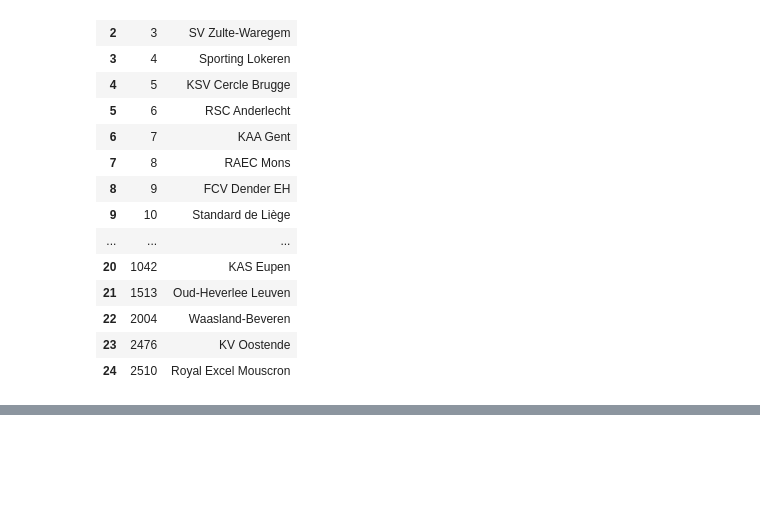
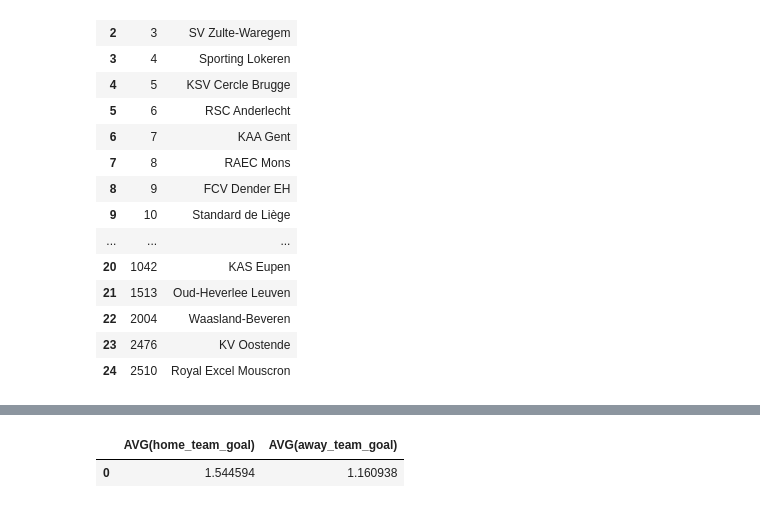
Before and after one commit to jholiner/Talento_Tech, a Jupyter notebook: Laboratorio_2.ipynb, the cells around one changed output, grey strips where cells are left out. Saved outputs shown, nothing was run; the diff lists cells and outputs as text; code cells hidden in the pictures; blank space fills up the shorter version.

```diff
--- a/Laboratorio_2.ipynb
+++ b/Laboratorio_2.ipynb
@@ -367,0 +468,10 @@ teams
+# %%
+query = """SELECT AVG(home_team_goal), AVG(away_team_goal)
+           FROM Match;"""
+
+#No modificar lo siguiente:
+avg_teamgoals = pd.read_sql(query, conn)
+avg_teamgoals
+# %% [output]
+|  | AVG(home_team_goal) | AVG(away_team_goal) |
+| 0 | 1.544594 | 1.160938 |
```
Also changed, not shown: parts of 11 cells of this notebook.
